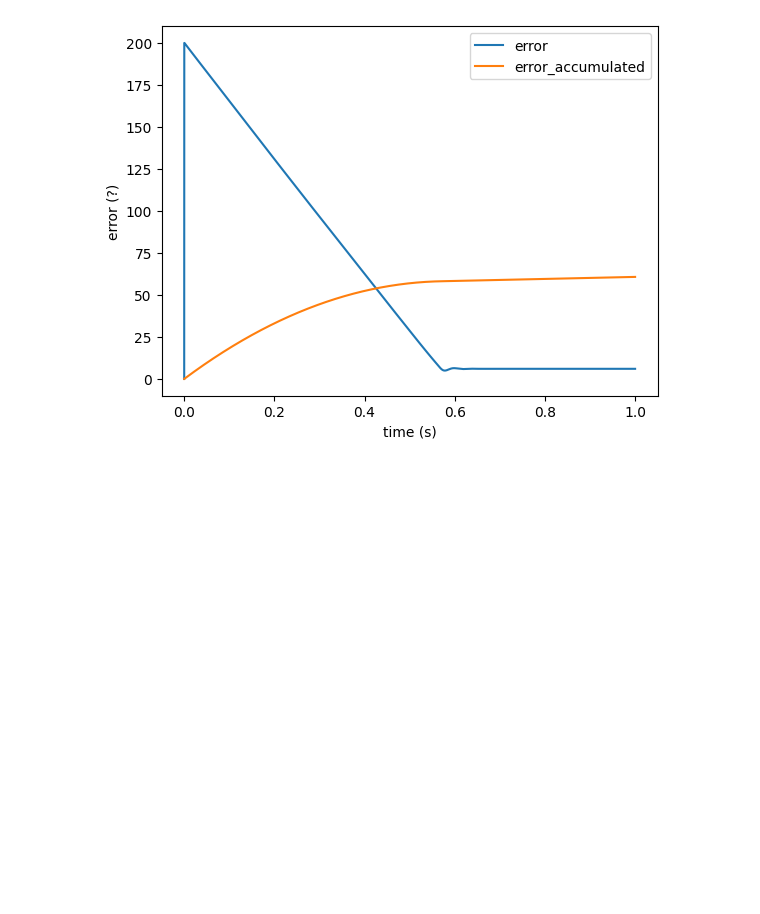
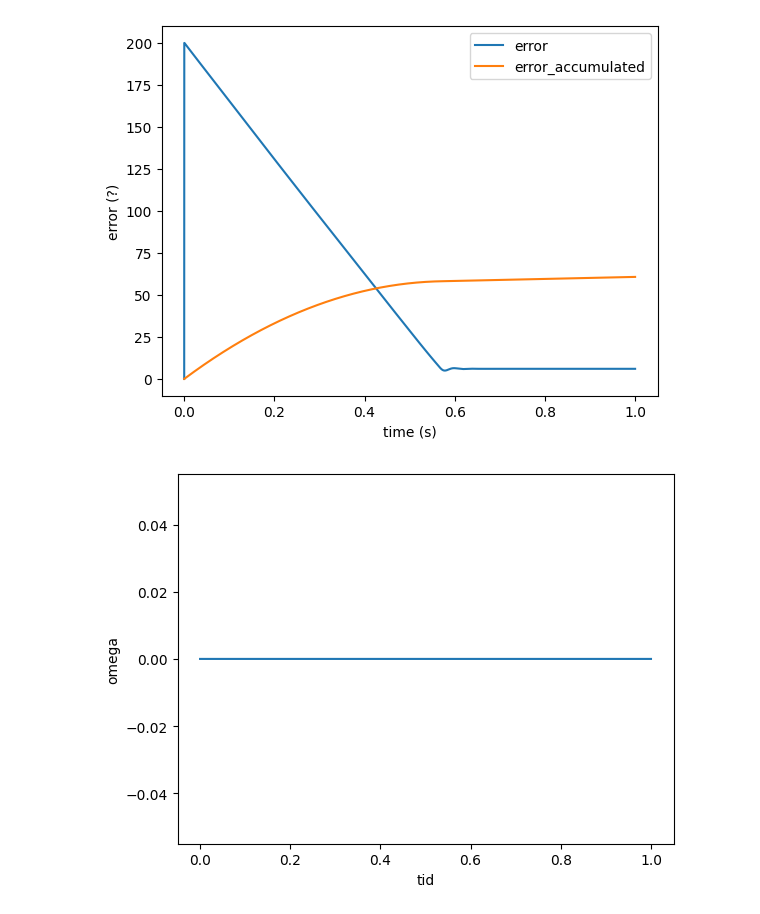
Before and after one commit to wingez/chalmers_machine_learning, a Jupyter notebook: system/gustav_jonathan.ipynb, the cells around one changed output. Drawn from its saved outputs; the diff is of its cells as text; code cells hidden in the pictures; blank space fills up the shorter version.

Commit message:
Added method to switch between direct voltage and PI-regulator

```diff
--- a/system/gustav_jonathan.ipynb
+++ b/system/gustav_jonathan.ipynb
@@ -76,3 +77,14 @@ ax.legend()
 # %% [output]
 <matplotlib.legend.Legend at 0x...>
 [figure]
+# %%
+
+result = simulate(seconds=1, max_current=3, m=5, voltage_selector=DIRECT_VOLTAGE, target_function =
+                 lambda t: 0)
+
+plt.plot(result.time, result.omega,)
+plt.xlabel('tid')
+plt.ylabel("omega")
+plt.show()
+# %% [output]
+[figure, added]
```
Also changed, not shown: parts of 5 cells of this notebook, 1 other file.
